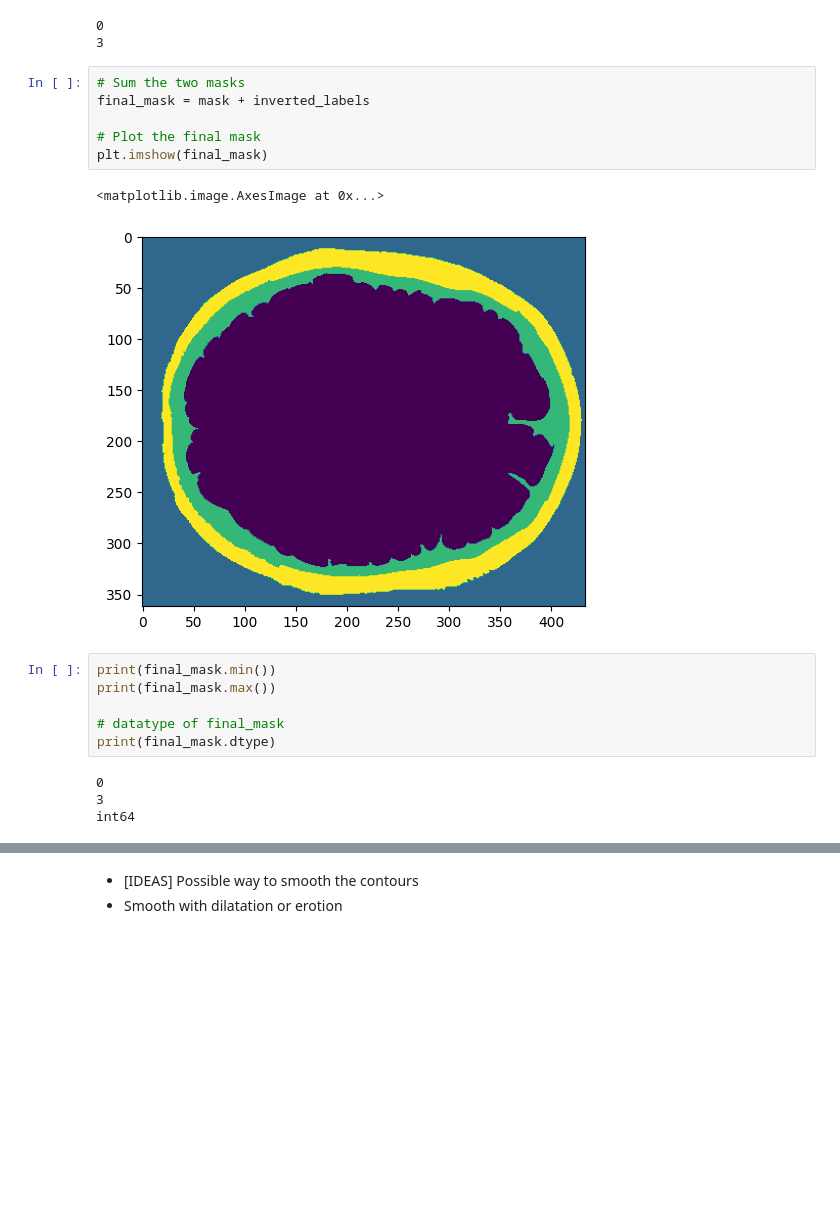
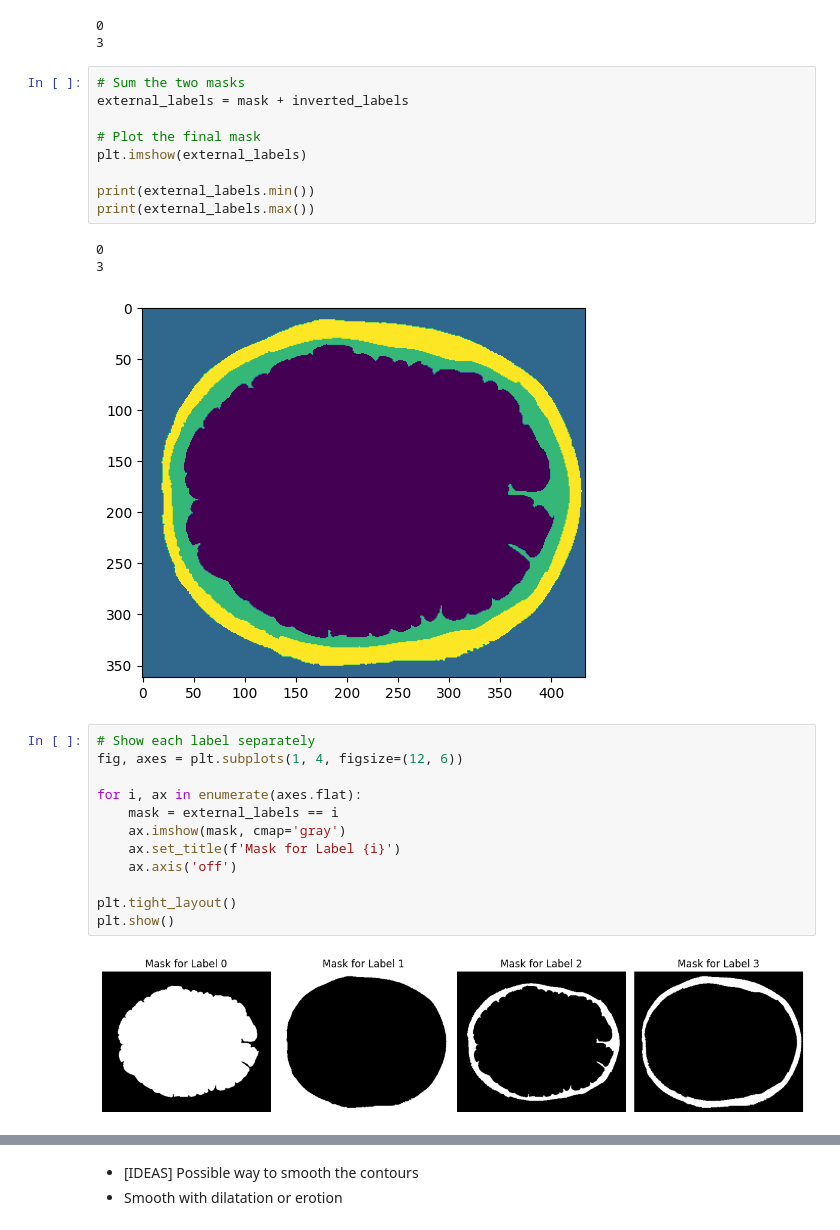
Before and after one commit to ZosoV/mri_segmentation, a Jupyter notebook: sandbox.ipynb, the cells around one changed output, grey strips where cells are left out. Cells and saved outputs as stored; diff of their text form; blank space fills up the shorter version.

```diff
--- a/sandbox.ipynb
+++ b/sandbox.ipynb
@@ -228,20 +229,28 @@ print(mask.max())
 3
 # %%
 # Sum the two masks
-final_mask = mask + inverted_labels
+external_labels = mask + inverted_labels
 
 # Plot the final mask
-plt.imshow(final_mask)
+plt.imshow(external_labels)
+
+print(external_labels.min())
+print(external_labels.max())
 # %% [output]
-<matplotlib.image.AxesImage at 0x...>
+0
+3
 [figure]
-# %%
-print(final_mask.min())
-print(final_mask.max())
-
-# datatype of final_mask
-print(final_mask.dtype)
-# %% [output]
-0
-3
-int64
+# %%
+# Show each label separately
+fig, axes = plt.subplots(1, 4, figsize=(12, 6))
+
+for i, ax in enumerate(axes.flat):
+    mask = external_labels == i
+    ax.imshow(mask, cmap='gray')
+    ax.set_title(f'Mask for Label {i}')
+    ax.axis('off')
+
+plt.tight_layout()
+plt.show()
+# %% [output]
+[figure, added]
```
Also changed, not shown: parts of 15 cells of this notebook, 1 other file.
